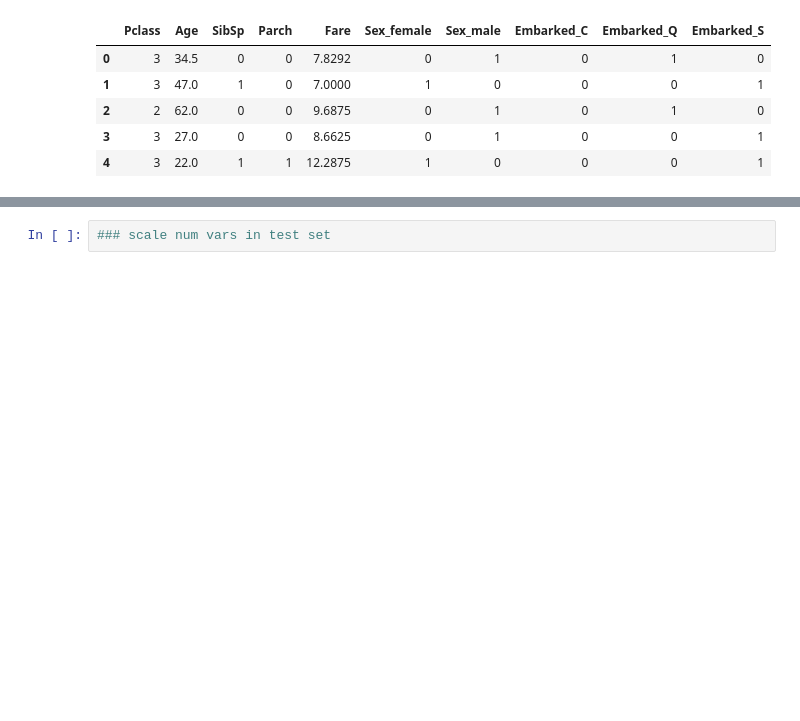
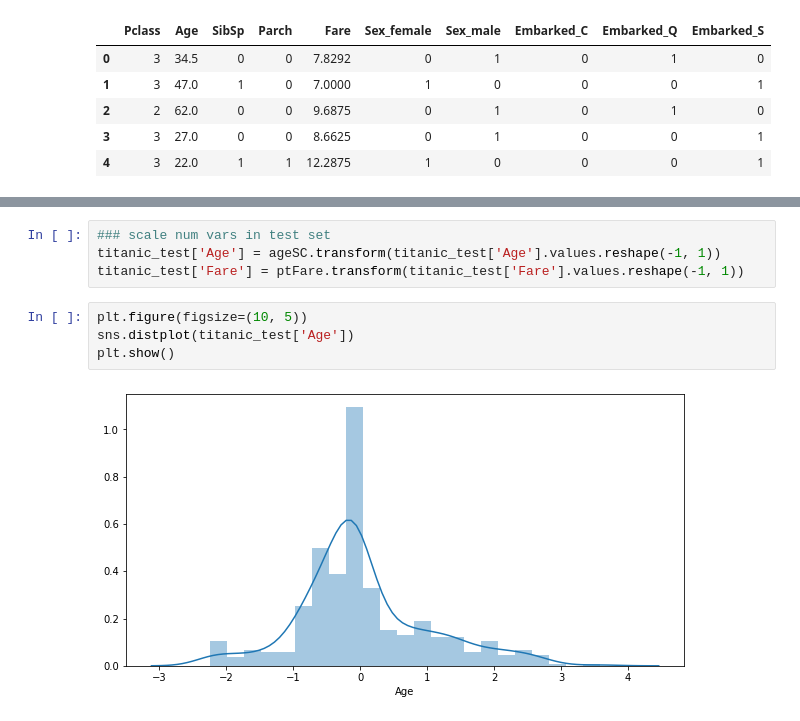
Before and after one commit to hernandezurbina/KaggleAdventures, a Jupyter notebook: Titanic-Revisited.ipynb, the cells around one changed output, grey strips where cells are left out. Cells and saved outputs as stored; diff of their text form; blank space fills up the shorter version.

```diff
--- a/Titanic-Revisited.ipynb
+++ b/Titanic-Revisited.ipynb
@@ -1839,5 +1839,13 @@ X.head()
 | 2 | 3 | -0.258337 | 0 | 0 | -0.790065 | 1 | 0 | 0 | 0 | 1 |
 | 3 | 1 | 0.433312 | 1 | 0 | 1.067352 | 1 | 0 | 0 | 0 | 1 |
 | 4 | 3 | 0.433312 | 0 | 0 | -0.774439 | 0 | 1 | 0 | 0 | 1 |
-# %%
-### scale num vars in test set
+# %%
+### scale num vars in test set
+titanic_test['Age'] = ageSC.transform(titanic_test['Age'].values.reshape(-1, 1))
+titanic_test['Fare'] = ptFare.transform(titanic_test['Fare'].values.reshape(-1, 1))
+# %%
+plt.figure(figsize=(10, 5))
+sns.distplot(titanic_test['Age'])
+plt.show()
+# %% [output]
+[figure, added]
```
Also changed, not shown: parts of 12 cells of this notebook, 3 other files.
